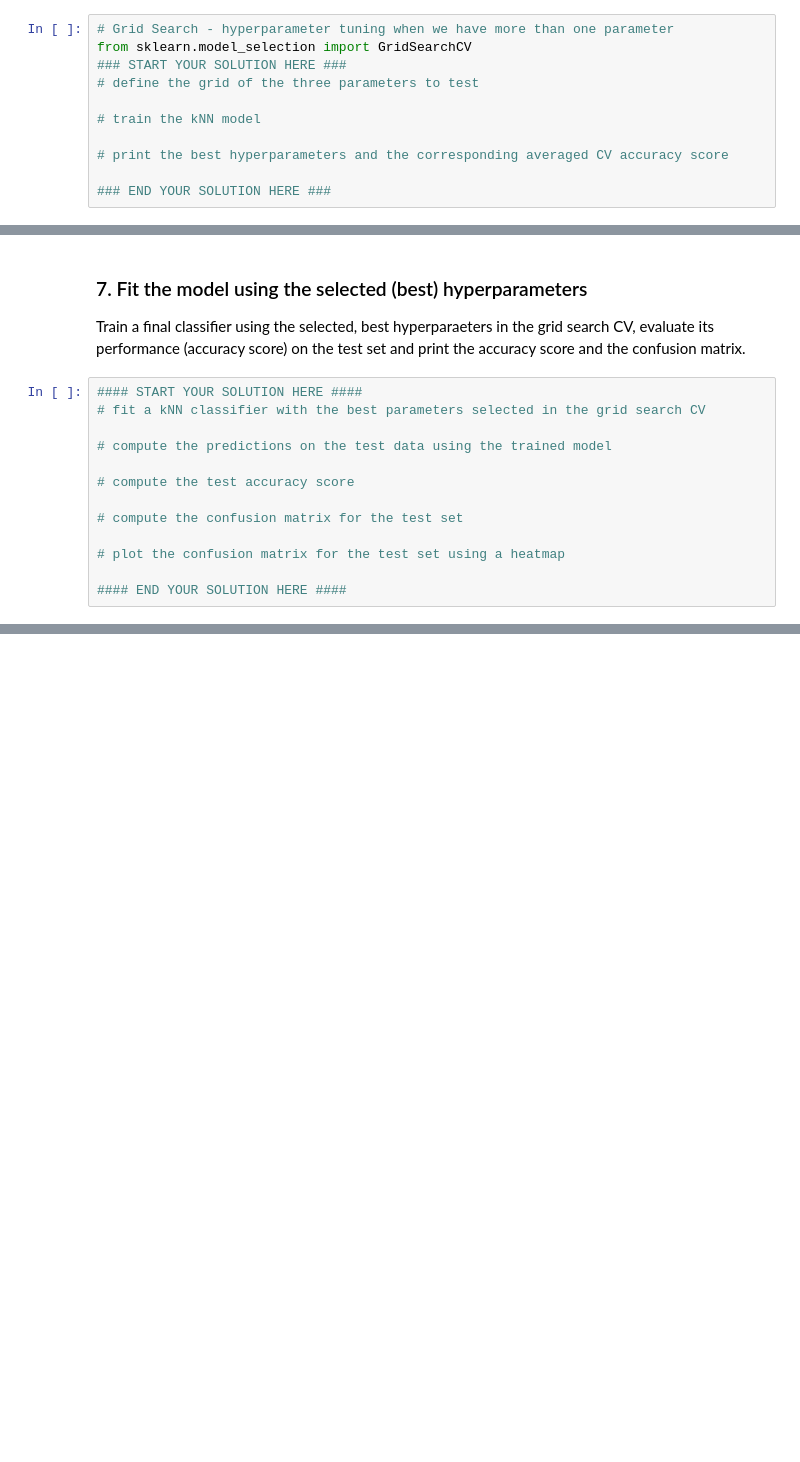
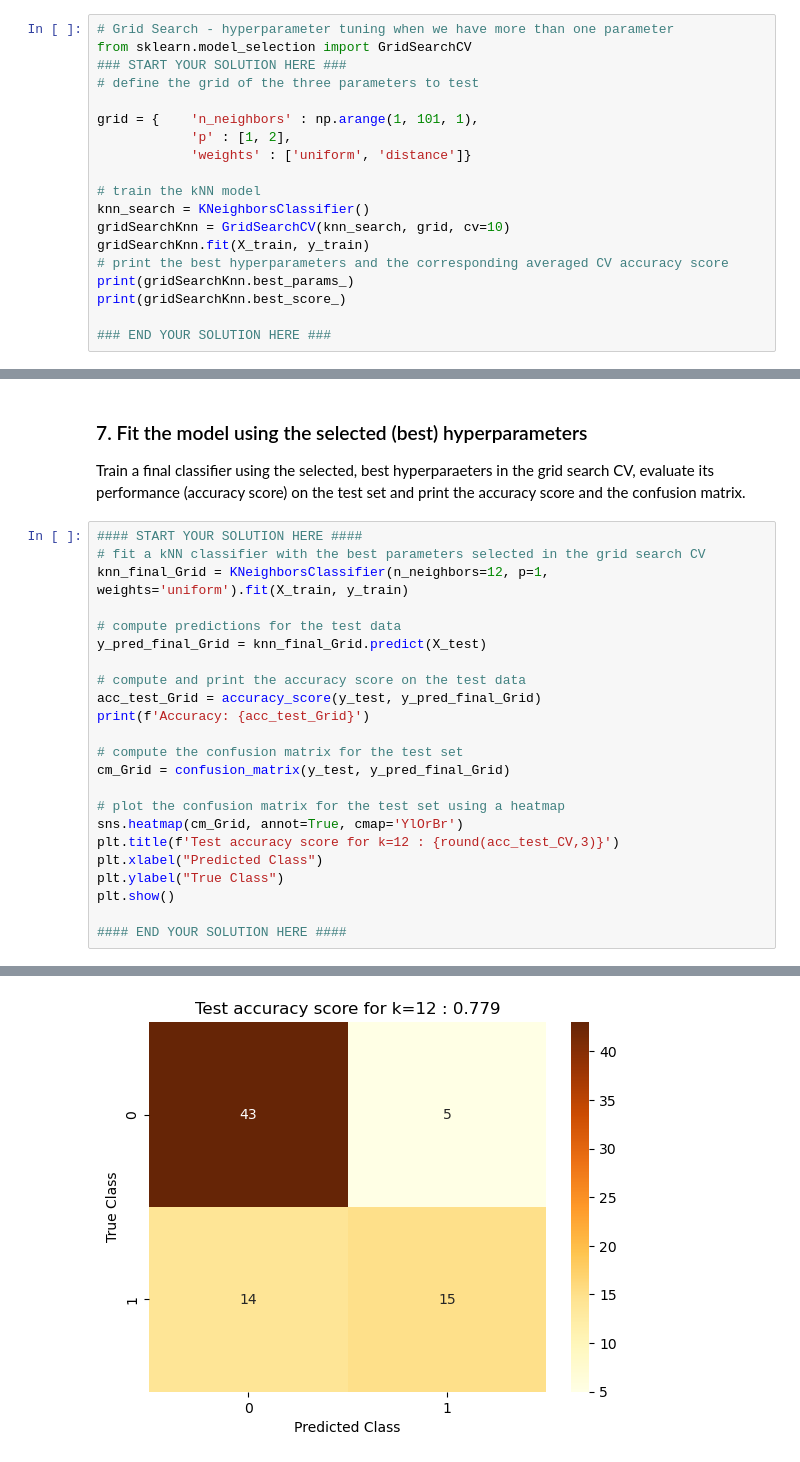
Before and after one commit to AndBlx/machine-learning, a Jupyter notebook: Exercise3/Exercise3_ModelSelection.ipynb, the cells around one changed output, grey strips where cells are left out. Drawn from its saved outputs; the diff is of its cells as text; blank space fills up the shorter version.

Commit message:
Added Grid Search

```diff
--- a/Exercise3/Exercise3_ModelSelection.ipynb
+++ b/Exercise3/Exercise3_ModelSelection.ipynb
@@ -187,8 +218,16 @@ from sklearn.model_selection import GridSearchCV
 ### START YOUR SOLUTION HERE ###
 # define the grid of the three parameters to test
 
+grid = {    'n_neighbors' : np.arange(1, 101, 1),
+            'p' : [1, 2],
+            'weights' : ['uniform', 'distance']}
+
 # train the kNN model
-
+knn_search = KNeighborsClassifier()
+gridSearchKnn = GridSearchCV(knn_search, grid, cv=10)
+gridSearchKnn.fit(X_train, y_train)
 # print the best hyperparameters and the corresponding averaged CV accuracy score
+print(gridSearchKnn.best_params_)
+print(gridSearchKnn.best_score_)
 
 ### END YOUR SOLUTION HERE ###
@@ -198,13 +240,24 @@ Train a final classifier using the selected, best hyperparaeters in the grid sea
 # %%
 #### START YOUR SOLUTION HERE ####
 # fit a kNN classifier with the best parameters selected in the grid search CV
+knn_final_Grid = KNeighborsClassifier(n_neighbors=12, p=1, weights='uniform').fit(X_train, y_train)
 
-# compute the predictions on the test data using the trained model
+# compute predictions for the test data
+y_pred_final_Grid = knn_final_Grid.predict(X_test)
 
-# compute the test accuracy score
+# compute and print the accuracy score on the test data
+acc_test_Grid = accuracy_score(y_test, y_pred_final_Grid)
+print(f'Accuracy: {acc_test_Grid}')
 
 # compute the confusion matrix for the test set
+cm_Grid = confusion_matrix(y_test, y_pred_final_Grid)
 
 # plot the confusion matrix for the test set using a heatmap
+sns.heatmap(cm_Grid, annot=True, cmap='YlOrBr')
+plt.title(f'Test accuracy score for k=12 : {round(acc_test_CV,3)}')
+plt.xlabel("Predicted Class")
+plt.ylabel("True Class")
+plt.show()
 
 #### END YOUR SOLUTION HERE ####
+# %% [output]
@@ -210,0 +265 @@ Train a final classifier using the selected, best hyperparaeters in the grid sea
+[figure, added]
```
Also changed, not shown: parts of 5 cells of this notebook.
